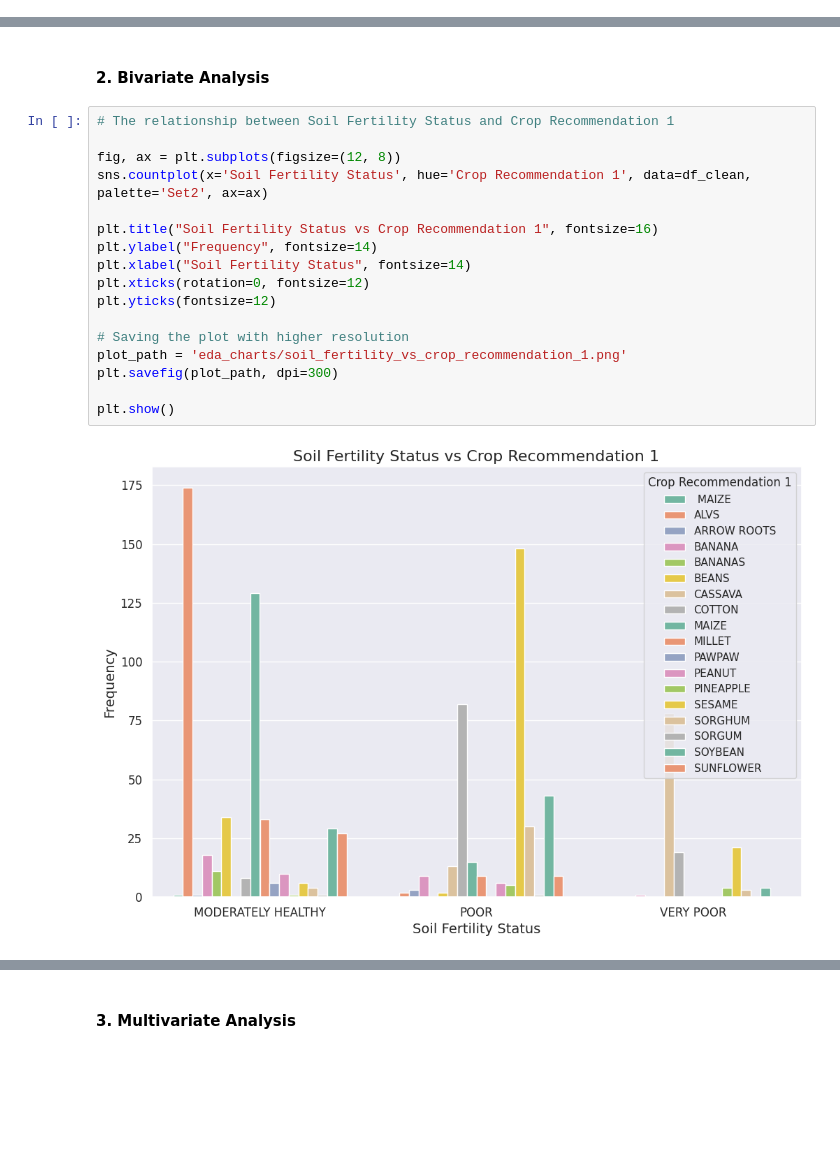
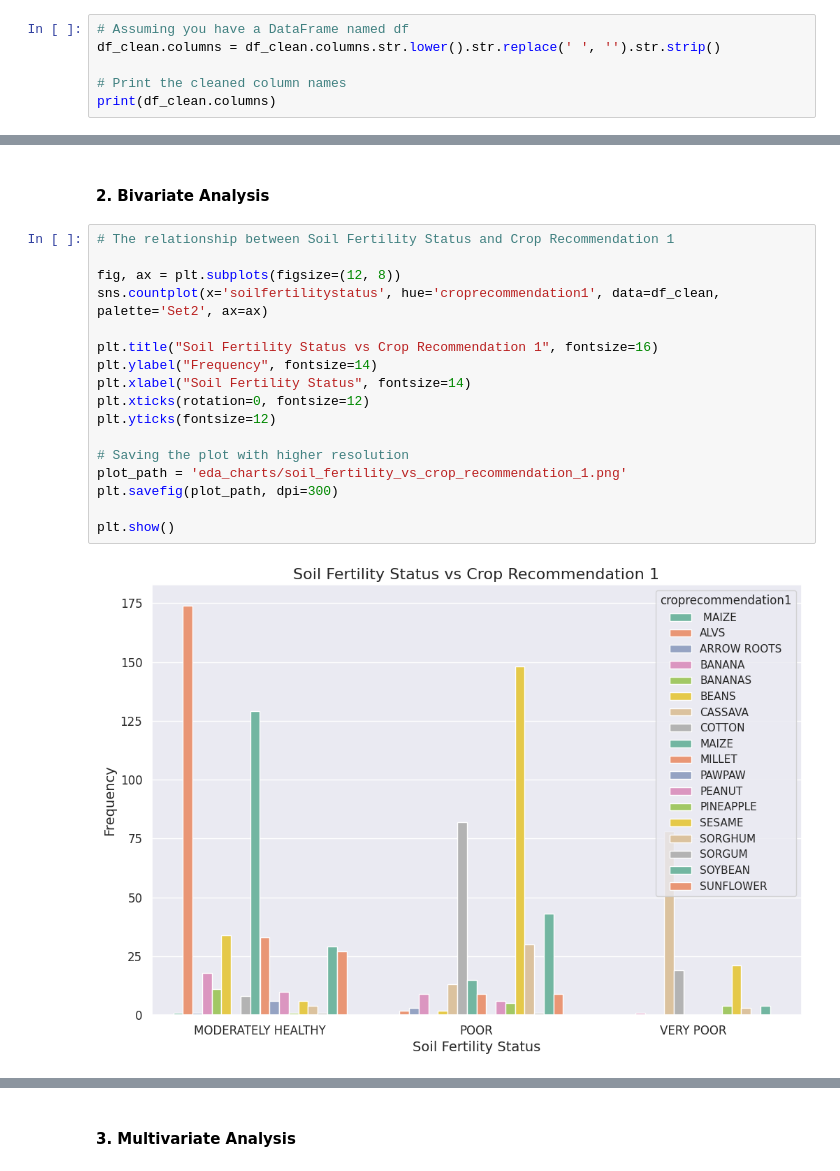
Before and after one commit to oscar066/Kiduka, a Jupyter notebook: index.ipynb, the cells around one changed output, grey strips where cells are left out. Cells and saved outputs as stored; diff of their text form; blank space fills up the shorter version.

Commit message:
:cleanup the column names

```diff
--- a/index.ipynb
+++ b/index.ipynb
@@ -212,3 +212,9 @@ Index(['Simplied Texture (1)', '   pH', ' N', ' P', ' K', '   O', ' Ca', ' Mg',
        'Crop Recommendation 2', 'Fertilizer Recommendation 1',
        'Fertilizer Recommendation 2'],
       dtype='object')
+# %%
+# Assuming you have a DataFrame named df
+df_clean.columns = df_clean.columns.str.lower().str.replace(' ', '').str.strip()
+
+# Print the cleaned column names
+print(df_clean.columns)
@@ -438,22 +450,22 @@ Passing `palette` without assigning `hue` is deprecated and will be removed in v
 # %%
 # The relationship between Soil Fertility Status and Crop Recommendation 1
 
 fig, ax = plt.subplots(figsize=(12, 8))
-sns.countplot(x='Soil Fertility Status', hue='Crop Recommendation 1', data=df_clean, palette='Set2', ax=ax)
+sns.countplot(x='soilfertilitystatus', hue='croprecommendation1', data=df_clean, palette='Set2', ax=ax)
 
 plt.title("Soil Fertility Status vs Crop Recommendation 1", fontsize=16)
 plt.ylabel("Frequency", fontsize=14)
 plt.xlabel("Soil Fertility Status", fontsize=14)
 plt.xticks(rotation=0, fontsize=12)
 plt.yticks(fontsize=12)
 
 # Saving the plot with higher resolution
 plot_path = 'eda_charts/soil_fertility_vs_crop_recommendation_1.png'
 plt.savefig(plot_path, dpi=300)
 
 plt.show()
 # %% [output]
-[figure, old version]
+[figure, new version]
 # %%
 # The relationship between Soil Fertility Status and Crop Recommendation 2
 
```
Also changed, not shown: parts of 29 cells of this notebook, 12 other files.
